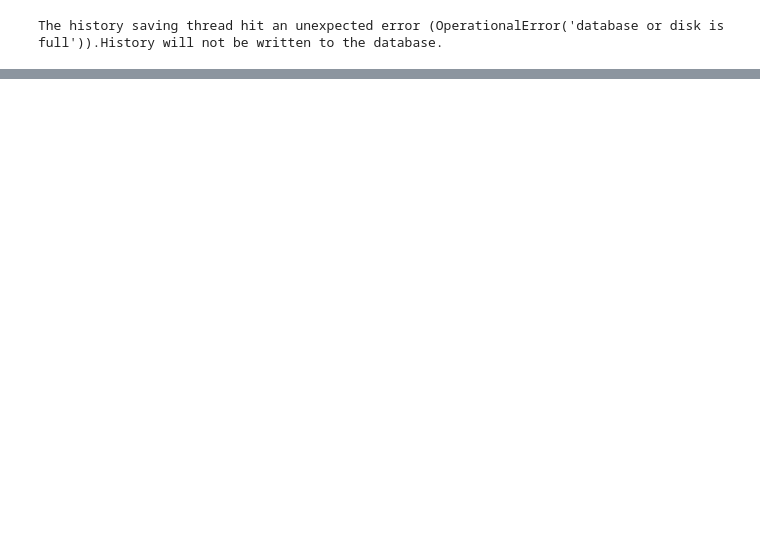
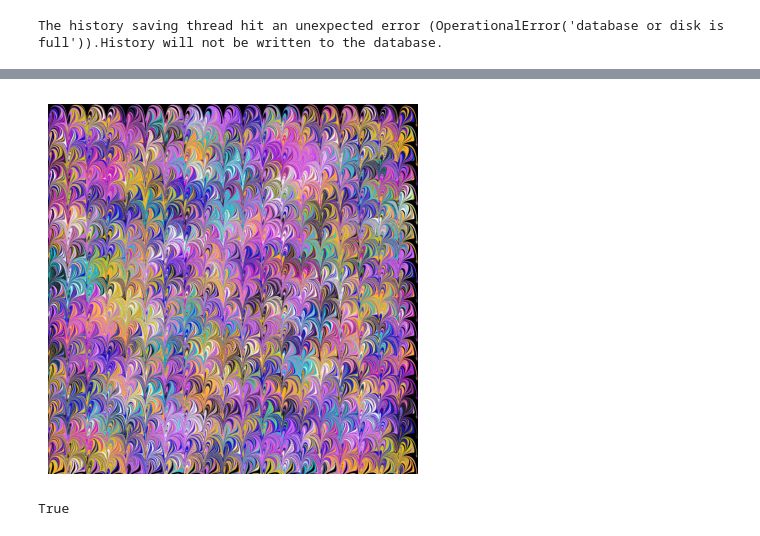
Before and after one commit to bcrazzolara/ComputationalMarbling, a Jupyter notebook: imagestretcher.ipynb, the cells around one changed output, grey strips where cells are left out. Saved outputs shown, nothing was run; the diff lists cells and outputs as text; code cells hidden in the pictures; blank space fills up the shorter version.

```diff
--- a/imagestretcher.ipynb
+++ b/imagestretcher.ipynb
@@ -144,0 +155,13 @@ True
+# %%
+out = comb_stretch(out, n_pins=20, amount=80, decay=12, direction="down")
+
+plt.imshow(cv.cvtColor(out, cv.COLOR_BGR2RGB))
+plt.axis("off")
+plt.show()
+# %% [output]
+[figure, added]
+# %%
+cv.imwrite("dots.png", img)
+cv.imwrite("dots_stretched.png", out)
+# %% [output]
+True
```
Also changed, not shown: parts of 4 cells of this notebook, 2 other files.
